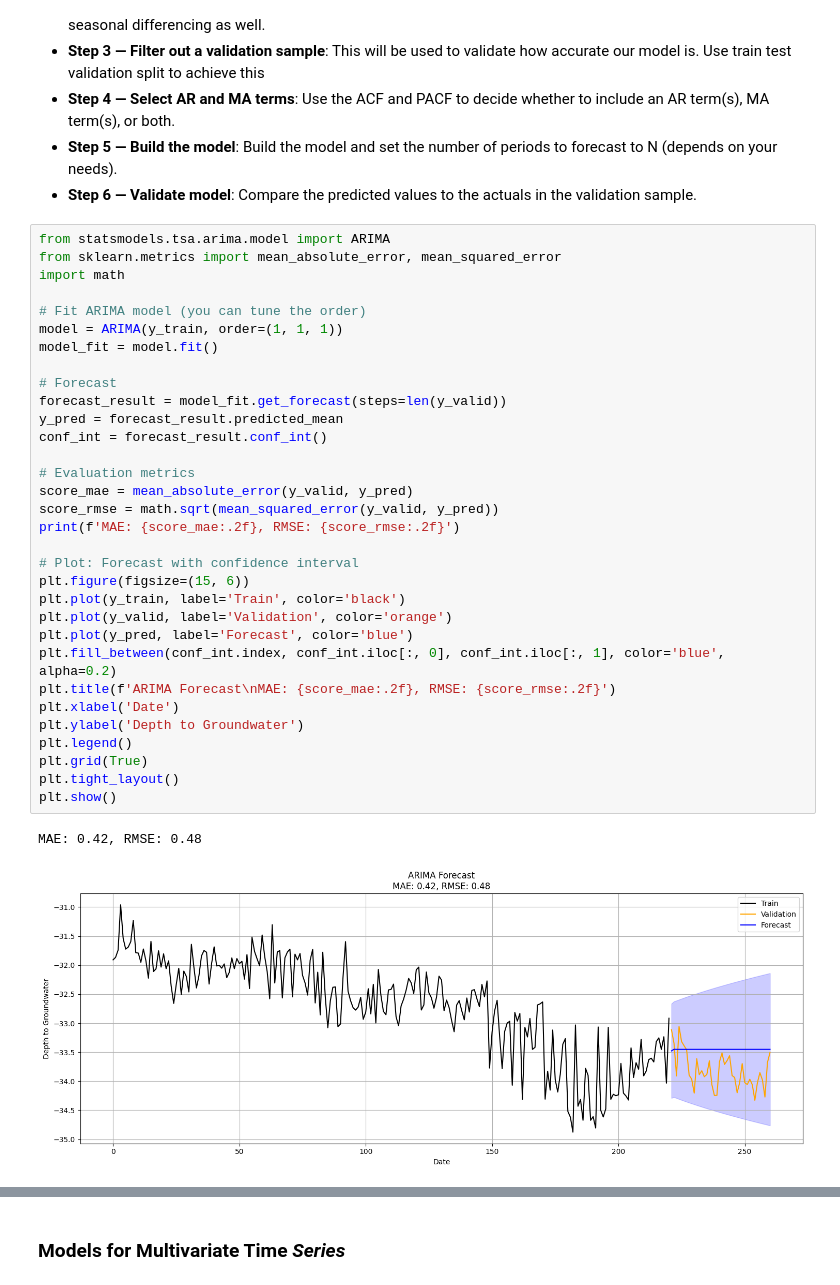
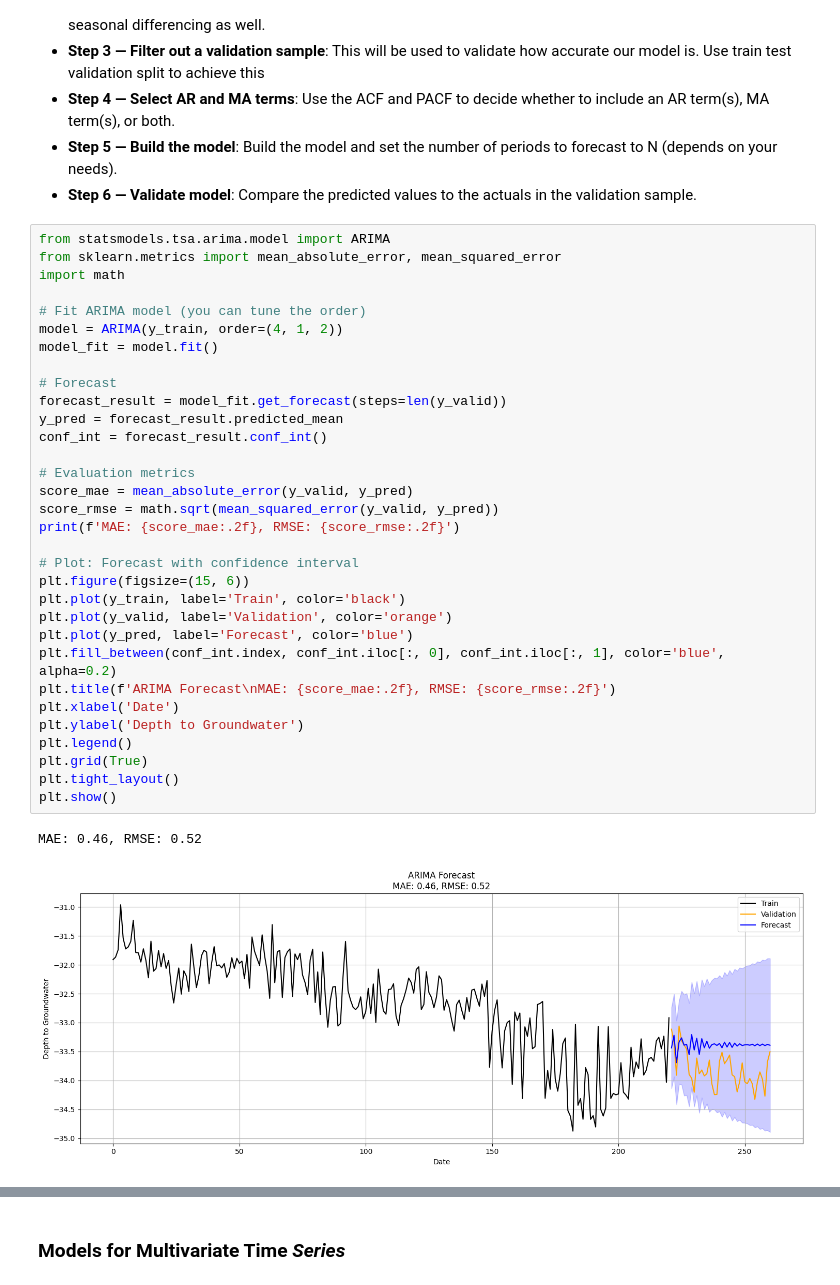
Before and after one commit to thisishasan/bigdata_mod_b, a Jupyter notebook: code.ipynb, the cells around one changed output, grey strips where cells are left out. Cells and saved outputs as stored; diff of their text form.

```diff
--- a/code.ipynb
+++ b/code.ipynb
@@ -599,33 +593,33 @@ from statsmodels.tsa.arima.model import ARIMA
 from sklearn.metrics import mean_absolute_error, mean_squared_error
 import math
 
 # Fit ARIMA model (you can tune the order)
-model = ARIMA(y_train, order=(1, 1, 1))
+model = ARIMA(y_train, order=(4, 1, 2))
 model_fit = model.fit()
 
 # Forecast
 forecast_result = model_fit.get_forecast(steps=len(y_valid))
 y_pred = forecast_result.predicted_mean
 conf_int = forecast_result.conf_int()
 
 # Evaluation metrics
 score_mae = mean_absolute_error(y_valid, y_pred)
 score_rmse = math.sqrt(mean_squared_error(y_valid, y_pred))
 print(f'MAE: {score_mae:.2f}, RMSE: {score_rmse:.2f}')
 
 # Plot: Forecast with confidence interval
 plt.figure(figsize=(15, 6))
 plt.plot(y_train, label='Train', color='black')
 plt.plot(y_valid, label='Validation', color='orange')
 plt.plot(y_pred, label='Forecast', color='blue')
 plt.fill_between(conf_int.index, conf_int.iloc[:, 0], conf_int.iloc[:, 1], color='blue', alpha=0.2)
 plt.title(f'ARIMA Forecast\nMAE: {score_mae:.2f}, RMSE: {score_rmse:.2f}')
 plt.xlabel('Date')
 plt.ylabel('Depth to Groundwater')
 plt.legend()
 plt.grid(True)
 plt.tight_layout()
 plt.show()
 # %% [output]
-MAE: 0.42, RMSE: 0.48
+MAE: 0.46, RMSE: 0.52
-[figure, old version]
+[figure, new version]
```
Also changed, not shown: parts of 5 cells of this notebook.
